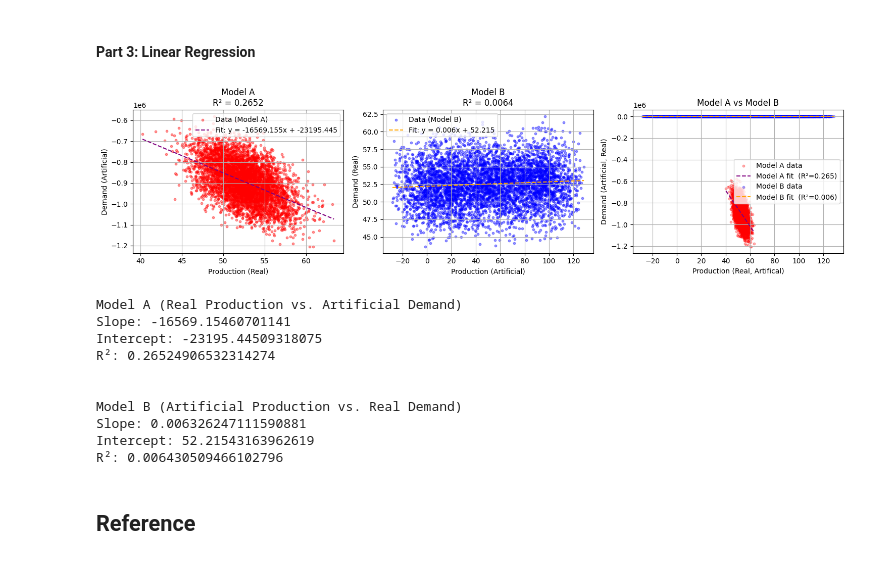
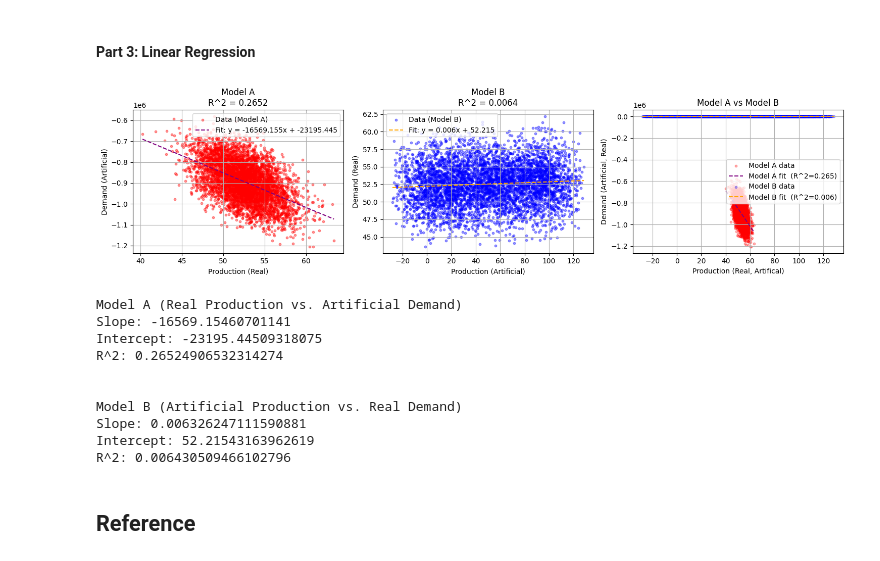
Before and after one commit to Artschnart/icma338-project, a Jupyter notebook: main.ipynb, the cells around one changed output. Saved outputs shown, nothing was run; the diff lists cells and outputs as text; code cells hidden in the pictures.

```diff
--- a/main.ipynb
+++ b/main.ipynb
@@ -267,7 +267,7 @@ plt.scatter(sum_x1, sum_d1, s=10, alpha=0.4, color='red', label='Data (Model A)'
 plt.plot(xs1, ys1, '--', color='purple', label=f'Fit: y = {m1:.3f}x + {b1:.3f}')
 plt.xlabel('Production (Real)')
 plt.ylabel('Demand (Artificial)')
-plt.title(f'Model A\nR² = {r2_1:.4f}')
+plt.title(f'Model A\nR^2 = {r2_1:.4f}')
 plt.grid()
 plt.legend()
 
@@ -277,50 +277,50 @@ plt.scatter(sum_x2, sum_d2, s=10, alpha=0.4, color='blue', label='Data (Model B)
 plt.plot(xs2, ys2, '--', color='orange', label=f'Fit: y = {m2:.3f}x + {b2:.3f}')
 plt.xlabel('Production (Artificial)')
 plt.ylabel('Demand (Real)')
-plt.title(f'Model B\nR² = {r2_2:.4f}')
+plt.title(f'Model B\nR^2 = {r2_2:.4f}')
 plt.grid()
 plt.legend()
 
 # model A vs B
 plt.subplot(1, 3, 3)
 plt.scatter(sum_x1, sum_d1, s=10, alpha=0.3, color='red', label='Model A data')
-plt.plot(xs1, ys1, '--', color='purple', label=f'Model A fit  (R²={r2_1:.3f})')
+plt.plot(xs1, ys1, '--', color='purple', label=f'Model A fit  (R^2={r2_1:.3f})')
 
 plt.scatter(sum_x2, sum_d2, s=10, alpha=0.3, color='blue', label='Model B data')
-plt.plot(xs2, ys2, '--', color='orange', label=f'Model B fit  (R²={r2_2:.3f})')
+plt.plot(xs2, ys2, '--', color='orange', label=f'Model B fit  (R^2={r2_2:.3f})')
 
 plt.xlabel('Production (Real, Artifical)')
 plt.ylabel('Demand (Artificial, Real)')
 plt.title('Model A vs Model B')
 plt.legend()
 
 plt.tight_layout()
 plt.grid()
 plt.show()
 
 #info
 print("\n")
 print("Model A (Real Production vs. Artificial Demand)")
 print(f"Slope: {m1}")
 print(f"Intercept: {b1}")
-print(f"R²: {r2_1}")
+print(f"R^2: {r2_1}")
 print("\n")
 print("Model B (Artificial Production vs. Real Demand)")
 print(f"Slope: {m2}")
 print(f"Intercept: {b2}")
-print(f"R²: {r2_2}")
+print(f"R^2: {r2_2}")
 # %% [output]
-[figure, old version]
+[figure, new version]
 Model A (Real Production vs. Artificial Demand)
 Slope: -16569.15460701141
 Intercept: -23195.44509318075
-R²: 0.26524906532314274
+R^2: 0.26524906532314274
 
 
 Model B (Artificial Production vs. Real Demand)
 Slope: 0.006326247111590881
 Intercept: 52.21543163962619
-R²: 0.006430509466102796
+R^2: 0.006430509466102796
 # %% [markdown]
 ## Reference
 # %% [markdown]
```
